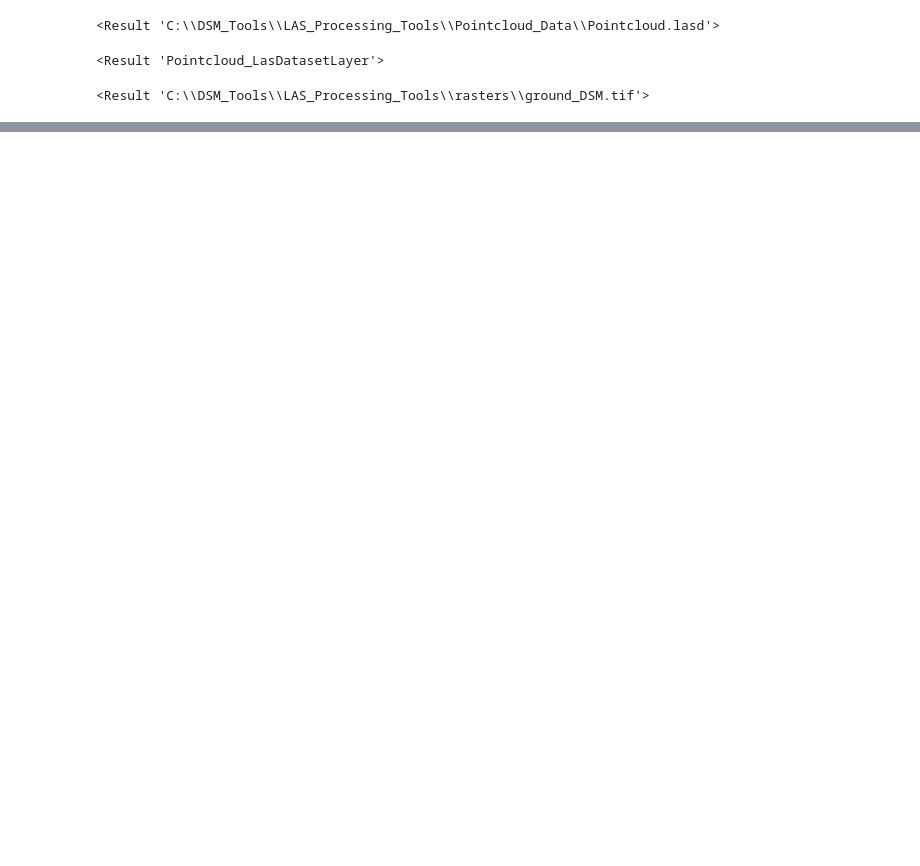
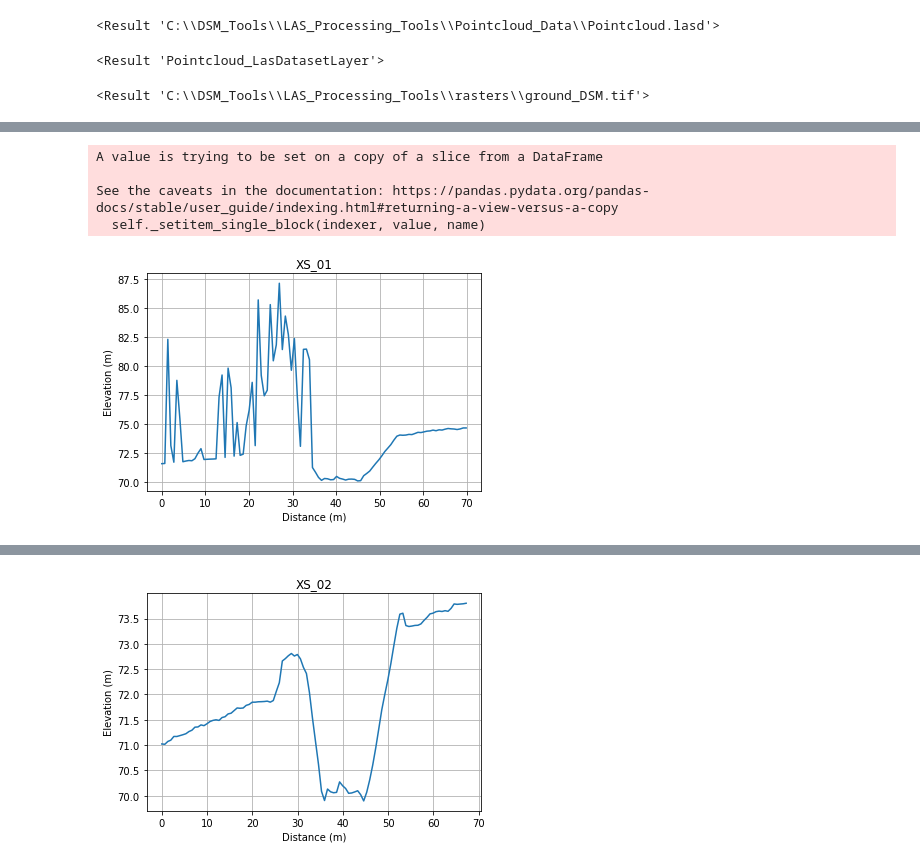
Before and after one commit to creaton-p/LAS_Processing_Tools, a Jupyter notebook: LAS_Products.ipynb, the cells around one changed output, grey strips where cells are left out. Saved outputs shown, nothing was run; the diff lists cells and outputs as text; code cells hidden in the pictures; blank space fills up the shorter version.

Commit message:
Added xsection function

```diff
--- a/LAS_Products.ipynb
+++ b/LAS_Products.ipynb
@@ -57,8 +61,9 @@ las_dataset_path = "C:\\DSM_Tools\\LAS_Processing_Tools\\Pointcloud_Data\\"# ent
 raster_folder = "C:\\DSM_Tools\\LAS_Processing_Tools\\rasters\\"  #enter path to where output rasters ar to be stored
 ground_dsm = "ground_DSM.tif"
 surface_model = "surface_DSM.tif"
+cross_sections = gpd.read_file(r'C:\DSM_Tools\LAS_Processing_Tools\xsections\xsections.shp') # enter path to your cross-sections shapefile here
 ground_raster_full_path = os.path.join(raster_folder, ground_dsm)
-surface_raster_full_path = os.path.join(raster_folder, ground_dsm)
+surface_model_full_path = os.path.join(raster_folder, surface_model)
 print('Completed')
 # %% [output]
 Completed
@@ -117,0 +155,76 @@ arcpy.conversion.LasDatasetToRaster("Pointcloud_LasDatasetLayer", ground_raster_
+# %%
+for index, row in cross_sections.iterrows():
+     XS_id = row['xs_id'] # input shapefile id colunm name here
+
+ ##This section of code shows how to create a x-section from a shapefile
+     start_coords = list([row.geometry][0].coords)[0]
+     end_coords = list([row.geometry][0].coords)[1]
+     eastings = [start_coords[0]] #eastings of start point
+     northings = [start_coords[1]] #northings of start point written as a list so it has an append attribute
+     no_pts = 100 # this is the number of points the dsm will be sampled at between the two end points of each x-section
+
+
+     # np.arange subdivides a line equally between two points.
+     for i in np.arange(1, no_pts+1):  # we have no_points + 1 as np.arrange doesnt include the last point
+         x_dist = end_coords[0]-start_coords[0]  #difference between eastings
+         y_dist = end_coords[1]-start_coords[1]  # difference between northings
+         point = [(start_coords[0] + (x_dist/(no_pts+1))*i), (start_coords[1] + (y_dist/(no_pts+1))*i)]
+         eastings.append(point[0])
+         northings.append(point[1])
+
+     eastings.append(end_coords[0])
+     northings.append(end_coords[1]) #the end coordinates are now appended to the coordinate list
+
+     # Make points from x-section list and into a pandas dataframe
+     dfr = pd.DataFrame({'Eastings': eastings,
+                           'Northings': northings})
+
+     #make a geodataframe from pandas df
+     gdfr = gpd.GeoDataFrame(dfr, geometry = gpd.points_from_xy(dfr['Eastings'], dfr['Northings']), crs= 'EPSG:27700')
+
+     #add a horizontal distance from beginning of line for x-section plot
+     gdfr['hz_dist'] = 0
+
+     for index, row in gdfr.iterrows():
+         gdfr['hz_dist'].loc[index]  = gdfr.geometry[0].distance(gdfr.geometry[index])
+
+
+
+     #Extracting elevations from DEM
+     # First create 'Elevation' column in gdfr and assign initial value of 0
+     gdfr['Elevation'] =0
+
+
+     ##dsm = rasterio.open(r'C:\Tool\DSM_Processing\Pointcloud_Data\Pointcloud.tif', mode = 'r') # enter path to raster here
+     dsm = rasterio.open(surface_model_full_path, mode='r')  # enter path to raster here
+
+     for index, row in gdfr.iterrows():  # this looks through each row on the index column and extracts the N & E
+         row, col = dsm.index(row['Eastings'], row['Northings'])
+         dsm_data =dsm.read(1)
+
+         gdfr['Elevation'].loc[index] = dsm_data[row, col]  # this creates a column called Elevation in the x-section and assigns the raster elevation to it.
+
+  # Extract hz_dist (x) and Elevation (y) into Pandas df
+     x_y_data = gdfr[['hz_dist', 'Elevation']]
+     x_y_data.to_csv(r'C:\DSM_Tools\LAS_Processing_Tools\Extracted_sections' + '\\' + XS_id + '.csv')
+
+     # Create plots using matplotlib for each x-section
+     plt.plot(gdfr['hz_dist'], gdfr['Elevation'])
+     plt.xlabel('Distance (m)')
+     plt.ylabel('Elevation (m)')
+     plt.grid(True)
+     plt.title(XS_id)
+     plt.savefig(r'C:\DSM_Tools\LAS_Processing_Tools\Extracted_sections'+ '\\'+ XS_id + '.jpg')
+     plt.show()
+
+
+
+
+
+print ("Script Completed")
+# %% [output]
+A value is trying to be set on a copy of a slice from a DataFrame
+
+See the caveats in the documentation: https://pandas.pydata.org/pandas-docs/stable/user_guide/indexing.html#returning-a-view-versus-a-copy
+  self._setitem_single_block(indexer, value, name)
+[figure, added]
@@ -117,0 +235 @@ arcpy.conversion.LasDatasetToRaster("Pointcloud_LasDatasetLayer", ground_raster_
+[figure, added]
```
Also changed, not shown: parts of 8 cells of this notebook, 2 other files.
